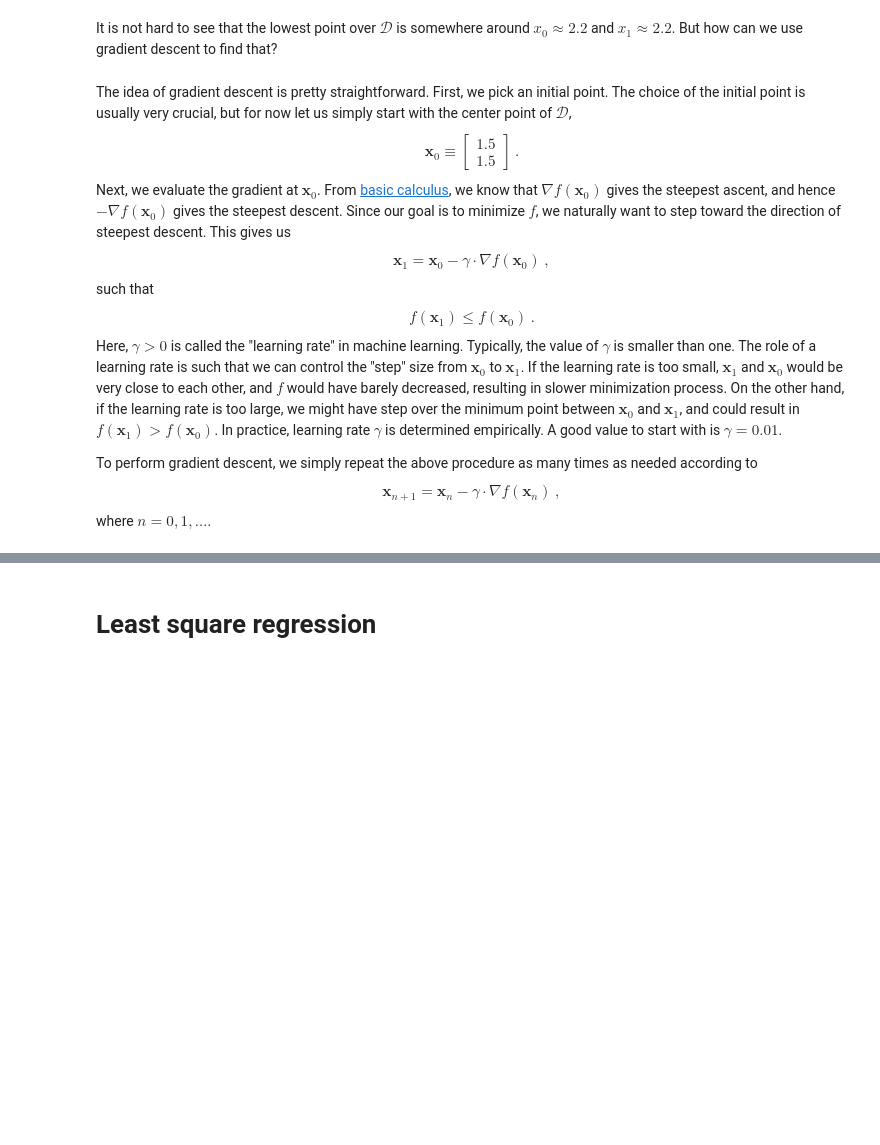
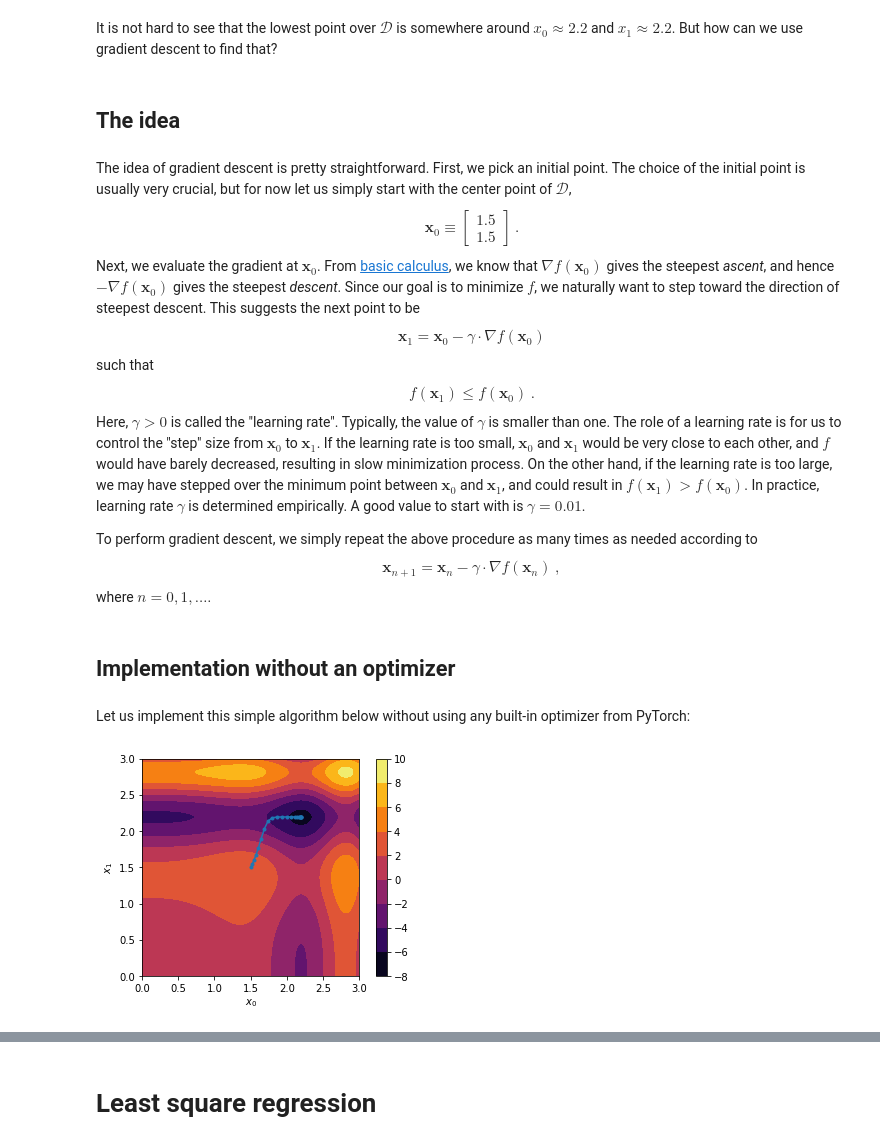
Before and after one commit to fanurs/pytorch-notes, a Jupyter notebook: notes/tut04_optimizer.ipynb, the cells around one changed output, grey strips where cells are left out. Drawn from its saved outputs; the diff is of its cells as text; code cells hidden in the pictures; blank space fills up the shorter version.

```diff
--- a/notes/tut04_optimizer.ipynb
+++ b/notes/tut04_optimizer.ipynb
@@ -19,29 +22,56 @@ Here is a contour plot of the function:
 # %%
 def surface(x0, x1):
     return x0 * th.sin(x0**2) + 2 * x1 * th.sin(x1**2)
-xx = th.linspace(0, 3, 300)
-yy = th.linspace(0, 3, 300)
-xx, yy = th.meshgrid(xx, yy, indexing='ij')
+xx, yy = th.meshgrid(th.linspace(0, 3, 300), th.linspace(0, 3, 300), indexing='ij')
 zz = surface(xx, yy)
-cb = plt.contourf(xx, yy, zz, cmap=plt.cm.inferno)
-plt.colorbar(cb)
-plt.gca().set_aspect('equal')
-plt.xlabel(r'$x_0$')
-plt.ylabel(r'$x_1$')
+
+def draw_contour():
+    cb = plt.contourf(xx, yy, zz, cmap=plt.cm.inferno)
+    plt.colorbar(cb)
+    plt.gca().set_aspect('equal')
+    plt.xlabel(r'$x_0$')
+    plt.ylabel(r'$x_1$')
+draw_contour()
 plt.show()
 # %% [output]
 [figure]
 # %% [markdown]
 It is not hard to see that the lowest point over $\mathcal{D}$ is somewhere around $x_0 \approx 2.2$ and $x_1 \approx 2.2$. But how can we use gradient descent to find that?
+# %% [markdown]
+## The idea
 # %% [markdown]
 The idea of gradient descent is pretty straightforward. First, we pick an initial point. The choice of the initial point is usually very crucial, but for now let us simply start with the center point of $\mathcal{D}$,
 $$ \mathbf{x}_0 \equiv \begin{bmatrix}1.5\\1.5\end{bmatrix} \ . $$
-Next, we evaluate the gradient at $\mathbf{x}_0$. From [basic calculus](http://aleph0.clarku.edu/~djoyce/ma131/directional.pdf), we know that $\nabla f(\mathbf{x}_0)$ gives the steepest ascent, and hence $-\nabla f(\mathbf{x}_0)$ gives the steepest descent. Since our goal is to minimize $f$, we naturally want to step toward the direction of steepest descent. This gives us
-$$ \mathbf{x}_1 = \mathbf{x}_0 - \gamma\cdot\nabla f(\mathbf{x}_0) \ , $$
+Next, we evaluate the gradient at $\mathbf{x}_0$. From [basic calculus](http://aleph0.clarku.edu/~djoyce/ma131/directional.pdf), we know that $\nabla f(\mathbf{x}_0)$ gives the steepest _ascent_, and hence $-\nabla f(\mathbf{x}_0)$ gives the steepest _descent_. Since our goal is to minimize $f$, we naturally want to step toward the direction of steepest descent. This suggests the next point to be
+$$ \mathbf{x}_1 = \mathbf{x}_0 - \gamma\cdot\nabla f(\mathbf{x}_0) $$
 such that
 $$ f(\mathbf{x}_1) \le f(\mathbf{x}_0) \ . $$
-Here, $\gamma > 0$ is called the "learning rate" in machine learning. Typically, the value of $\gamma$ is smaller than one. The role of a learning rate is such that we can control the "step" size from $\mathbf{x}_0$ to $\mathbf{x}_1$. If the learning rate is too small, $\mathbf{x}_1$ and $\mathbf{x}_0$ would be very close to each other, and $f$ would have barely decreased, resulting in slower minimization process. On the other hand, if the learning rate is too large, we might have step over the minimum point between $\mathbf{x}_0$ and $\mathbf{x}_1$, and could result in $f(\mathbf{x}_1) > f(\mathbf{x}_0)$. In practice, learning rate $\gamma$ is determined empirically. A good value to start with is $\gamma = 0.01$.
+Here, $\gamma > 0$ is called the "learning rate". Typically, the value of $\gamma$ is smaller than one. The role of a learning rate is for us to control the "step" size from $\mathbf{x}_0$ to $\mathbf{x}_1$. If the learning rate is too small, $\mathbf{x}_0$ and $\mathbf{x}_1$ would be very close to each other, and $f$ would have barely decreased, resulting in slow minimization process. On the other hand, if the learning rate is too large, we may have stepped over the minimum point between $\mathbf{x}_0$ and $\mathbf{x}_1$, and could result in $f(\mathbf{x}_1) > f(\mathbf{x}_0)$. In practice, learning rate $\gamma$ is determined empirically. A good value to start with is $\gamma = 0.01$.
 
 To perform gradient descent, we simply repeat the above procedure as many times as needed according to
 $$ \mathbf{x}_{n+1} = \mathbf{x}_n - \gamma\cdot\nabla f(\mathbf{x}_n) \ , $$
 where $n = 0, 1, \ldots$.
+# %% [markdown]
+## Implementation without an optimizer
+# %% [markdown]
+Let us implement this simple algorithm below without using any built-in optimizer from PyTorch:
+# %%
+x_init = [1.5, 1.5]
+x = th.tensor(x_init)
+learning_rate = 0.01
+
+trace = [th.clone(x.detach())] # store the initial point
+for _ in range(20):
+    x.requires_grad = True
+    y = surface(*x)
+    y.backward()
+    with th.no_grad(): # disabling gradient descent
+        x = x - learning_rate * x.grad
+    trace.append(th.clone(x))
+trace = th.stack(trace)
+
+plt.plot(trace[:, 0], trace[:, 1], '.-')
+draw_contour()
+plt.show()
+# %% [output]
+[figure, added]
```
Also changed, not shown: parts of 28 cells of this notebook.
